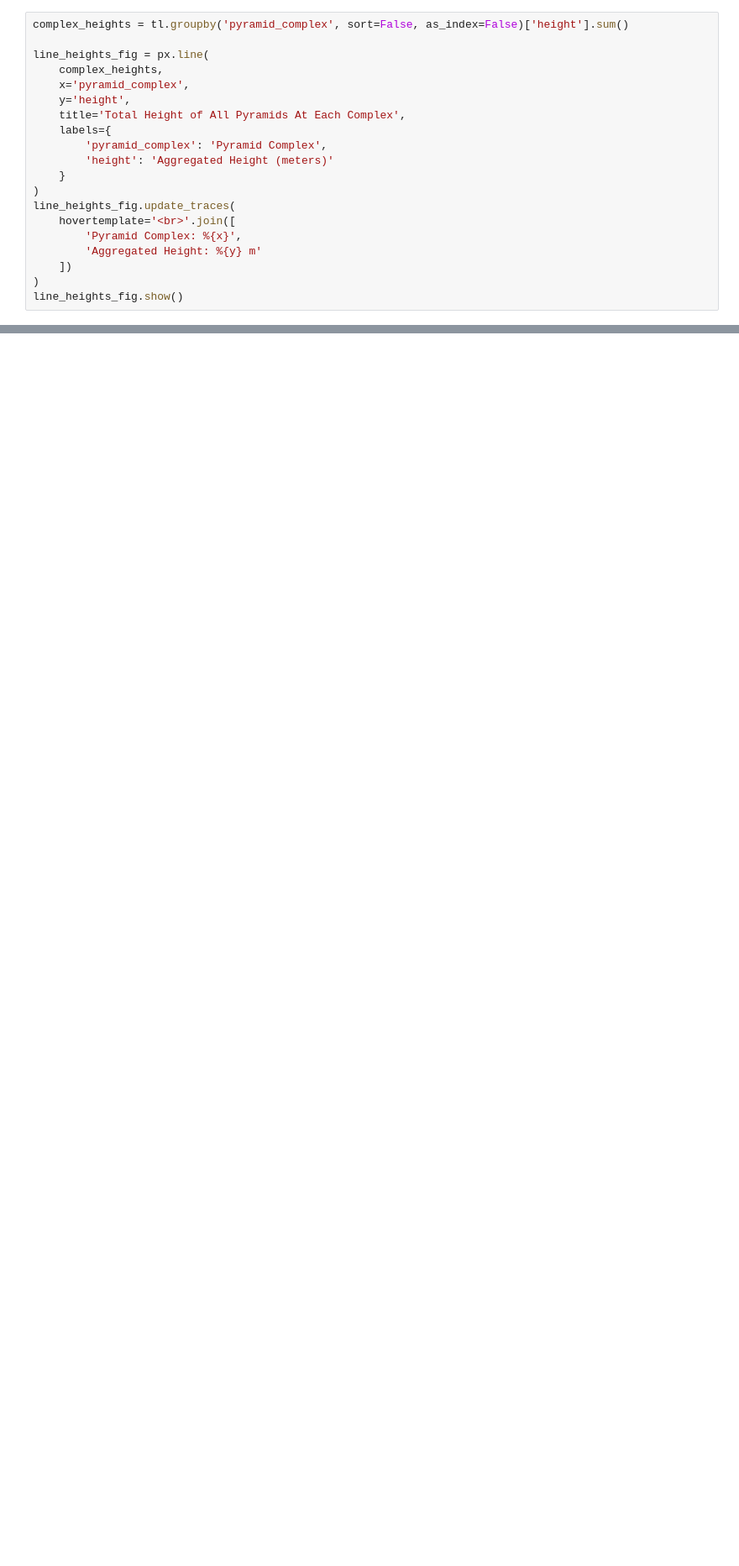
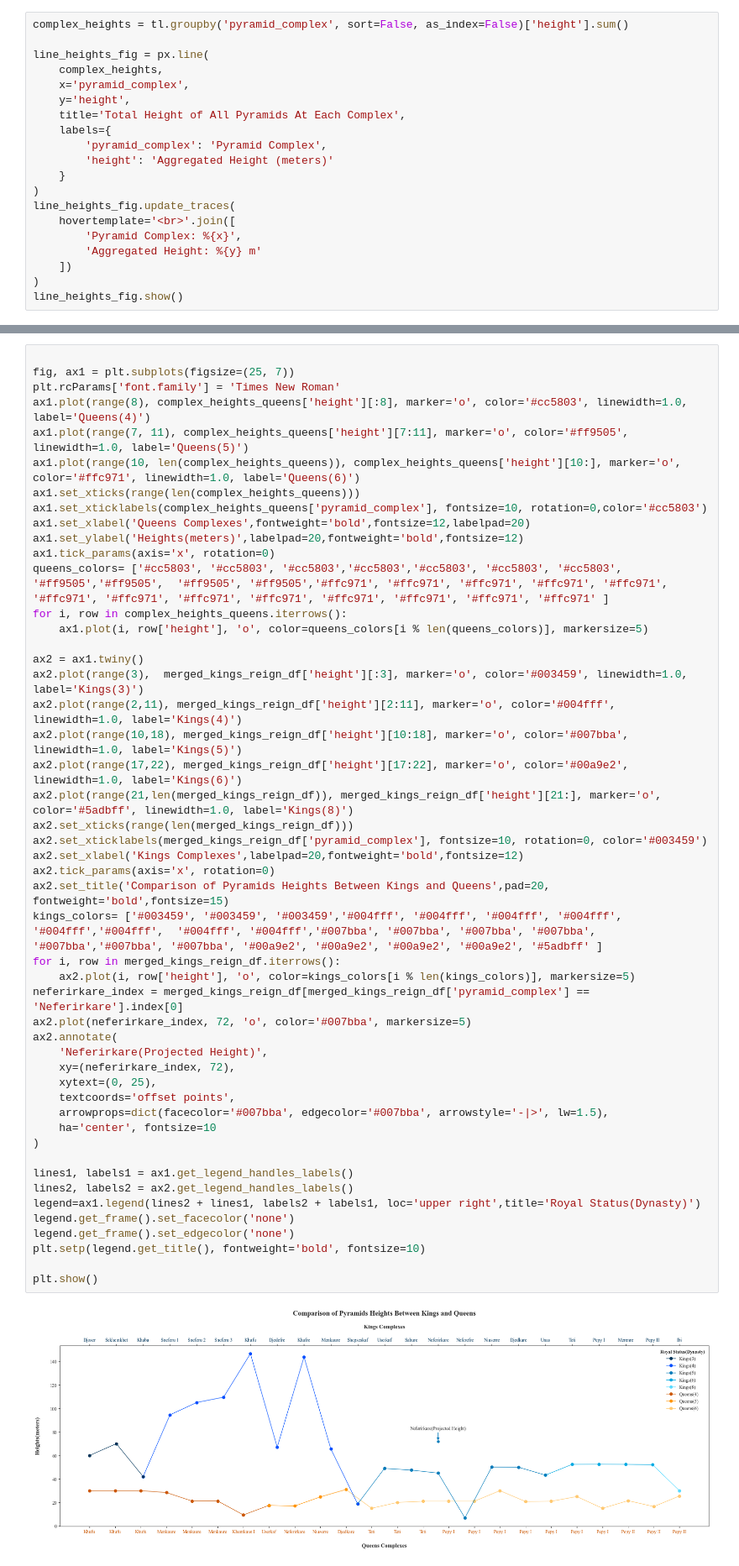
Before and after one commit to brown-ccv/egyptology-viz, a Jupyter notebook: Notebooks/plotly.ipynb, the cells around one changed output, grey strips where cells are left out. Shown at 84% size. Saved outputs shown, nothing was run; the diff lists cells and outputs as text; blank space fills up the shorter version.

```diff
--- a/Notebooks/plotly.ipynb
+++ b/Notebooks/plotly.ipynb
@@ -131,0 +273,51 @@ line_heights_fig.show()
+# %%
+
+fig, ax1 = plt.subplots(figsize=(25, 7))
+plt.rcParams['font.family'] = 'Times New Roman'
+ax1.plot(range(8), complex_heights_queens['height'][:8], marker='o', color='#cc5803', linewidth=1.0, label='Queens(4)')
+ax1.plot(range(7, 11), complex_heights_queens['height'][7:11], marker='o', color='#ff9505', linewidth=1.0, label='Queens(5)')
+ax1.plot(range(10, len(complex_heights_queens)), complex_heights_queens['height'][10:], marker='o', color='#ffc971', linewidth=1.0, label='Queens(6)')
+ax1.set_xticks(range(len(complex_heights_queens)))
+ax1.set_xticklabels(complex_heights_queens['pyramid_complex'], fontsize=10, rotation=0,color='#cc5803')
+ax1.set_xlabel('Queens Complexes',fontweight='bold',fontsize=12,labelpad=20)
+ax1.set_ylabel('Heights(meters)',labelpad=20,fontweight='bold',fontsize=12)
+ax1.tick_params(axis='x', rotation=0)
+queens_colors= ['#cc5803', '#cc5803', '#cc5803','#cc5803','#cc5803', '#cc5803', '#cc5803', '#ff9505','#ff9505',  '#ff9505', '#ff9505','#ffc971', '#ffc971', '#ffc971', '#ffc971', '#ffc971', '#ffc971', '#ffc971', '#ffc971', '#ffc971', '#ffc971', '#ffc971', '#ffc971', '#ffc971' ]
+for i, row in complex_heights_queens.iterrows():
+    ax1.plot(i, row['height'], 'o', color=queens_colors[i % len(queens_colors)], markersize=5)
+
+ax2 = ax1.twiny()
+ax2.plot(range(3),  merged_kings_reign_df['height'][:3], marker='o', color='#003459', linewidth=1.0, label='Kings(3)')
+ax2.plot(range(2,11), merged_kings_reign_df['height'][2:11], marker='o', color='#004fff', linewidth=1.0, label='Kings(4)')
+ax2.plot(range(10,18), merged_kings_reign_df['height'][10:18], marker='o', color='#007bba', linewidth=1.0, label='Kings(5)')
+ax2.plot(range(17,22), merged_kings_reign_df['height'][17:22], marker='o', color='#00a9e2', linewidth=1.0, label='Kings(6)')
+ax2.plot(range(21,len(merged_kings_reign_df)), merged_kings_reign_df['height'][21:], marker='o', color='#5adbff', linewidth=1.0, label='Kings(8)')
+ax2.set_xticks(range(len(merged_kings_reign_df)))
+ax2.set_xticklabels(merged_kings_reign_df['pyramid_complex'], fontsize=10, rotation=0, color='#003459')
+ax2.set_xlabel('Kings Complexes',labelpad=20,fontweight='bold',fontsize=12)
+ax2.tick_params(axis='x', rotation=0)
+ax2.set_title('Comparison of Pyramids Heights Between Kings and Queens',pad=20, fontweight='bold',fontsize=15)
+kings_colors= ['#003459', '#003459', '#003459','#004fff', '#004fff', '#004fff', '#004fff', '#004fff','#004fff',  '#004fff', '#004fff','#007bba', '#007bba', '#007bba', '#007bba', '#007bba','#007bba', '#007bba', '#00a9e2', '#00a9e2', '#00a9e2', '#00a9e2', '#5adbff' ]
+for i, row in merged_kings_reign_df.iterrows():
+    ax2.plot(i, row['height'], 'o', color=kings_colors[i % len(kings_colors)], markersize=5)
+neferirkare_index = merged_kings_reign_df[merged_kings_reign_df['pyramid_complex'] == 'Neferirkare'].index[0]
+ax2.plot(neferirkare_index, 72, 'o', color='#007bba', markersize=5)
+ax2.annotate(
+    'Neferirkare(Projected Height)',
+    xy=(neferirkare_index, 72),
+    xytext=(0, 25),
+    textcoords='offset points',
+    arrowprops=dict(facecolor='#007bba', edgecolor='#007bba', arrowstyle='-|>', lw=1.5),
+    ha='center', fontsize=10
+)
+
+lines1, labels1 = ax1.get_legend_handles_labels()
+lines2, labels2 = ax2.get_legend_handles_labels()
+legend=ax1.legend(lines2 + lines1, labels2 + labels1, loc='upper right',title='Royal Status(Dynasty)')
+legend.get_frame().set_facecolor('none')
+legend.get_frame().set_edgecolor('none')
+plt.setp(legend.get_title(), fontweight='bold', fontsize=10)
+
+plt.show()
+# %% [output]
+[figure, added]
```
Also changed, not shown: parts of 8 cells of this notebook, 22 other files.
